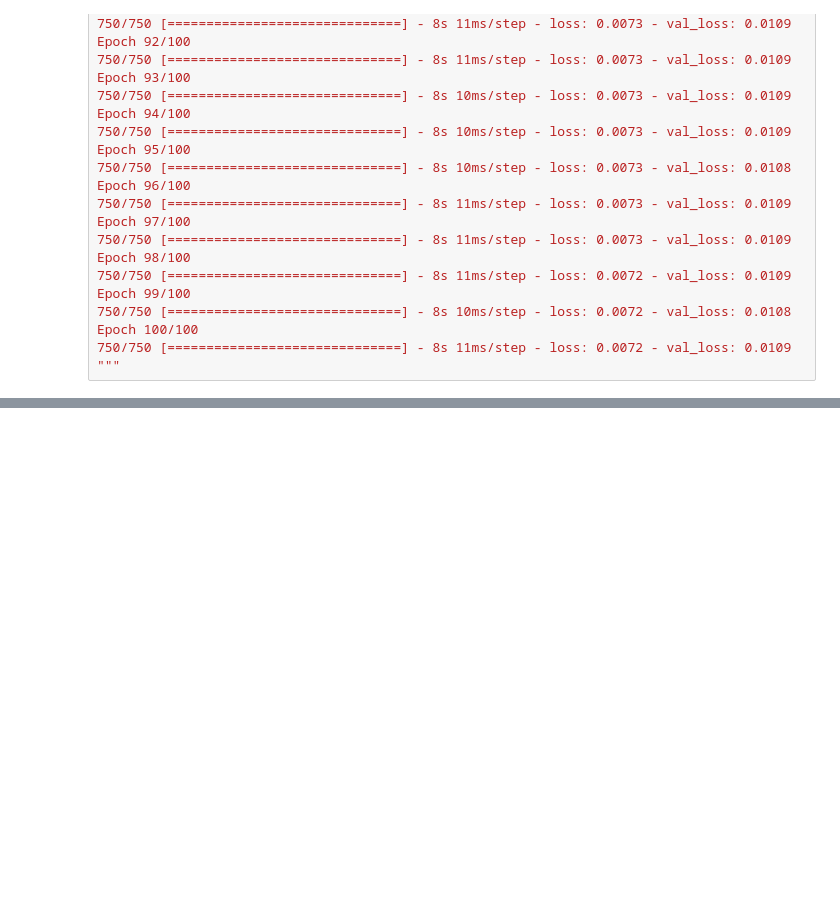
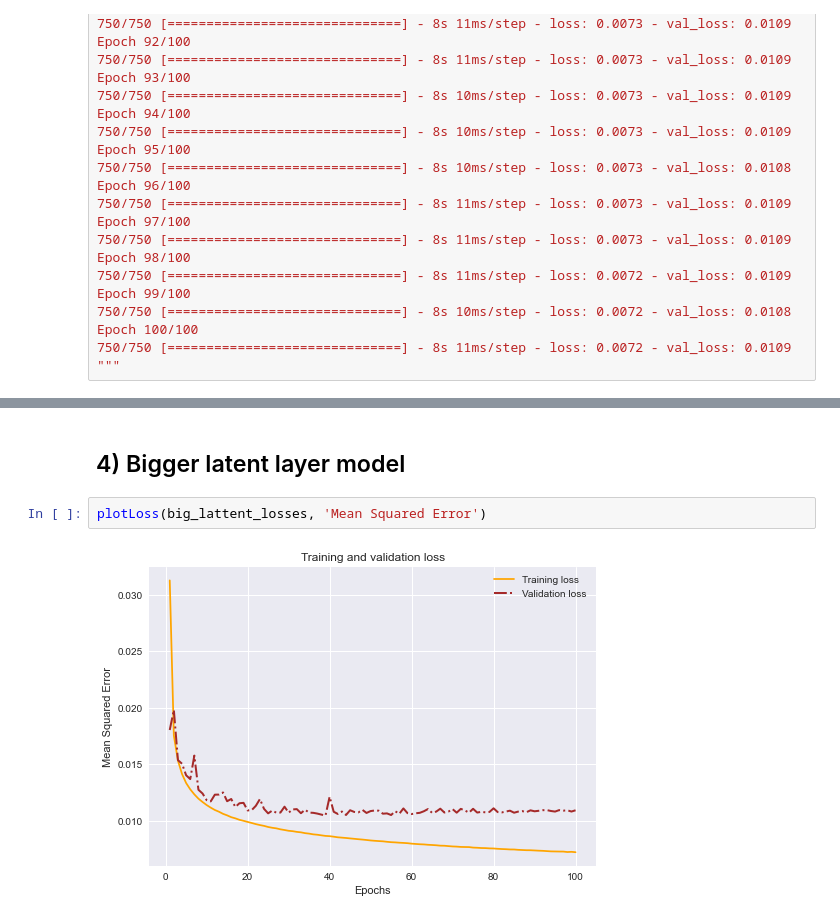
Before and after one commit to FTheodore/Project_3, a Jupyter notebook: Research_part1.ipynb, the cells around one changed output, grey strips where cells are left out. Cells and saved outputs as stored; diff of their text form; blank space fills up the shorter version.

```diff
--- a/Research_part1.ipynb
+++ b/Research_part1.ipynb
@@ -828,0 +1042,6 @@ Epoch 100/100
+# %% [markdown]
+## 4) Bigger latent layer model
+# %%
+plotLoss(big_lattent_losses, 'Mean Squared Error')
+# %% [output]
+[figure, added]
```
Also changed, not shown: parts of 36 cells of this notebook.
